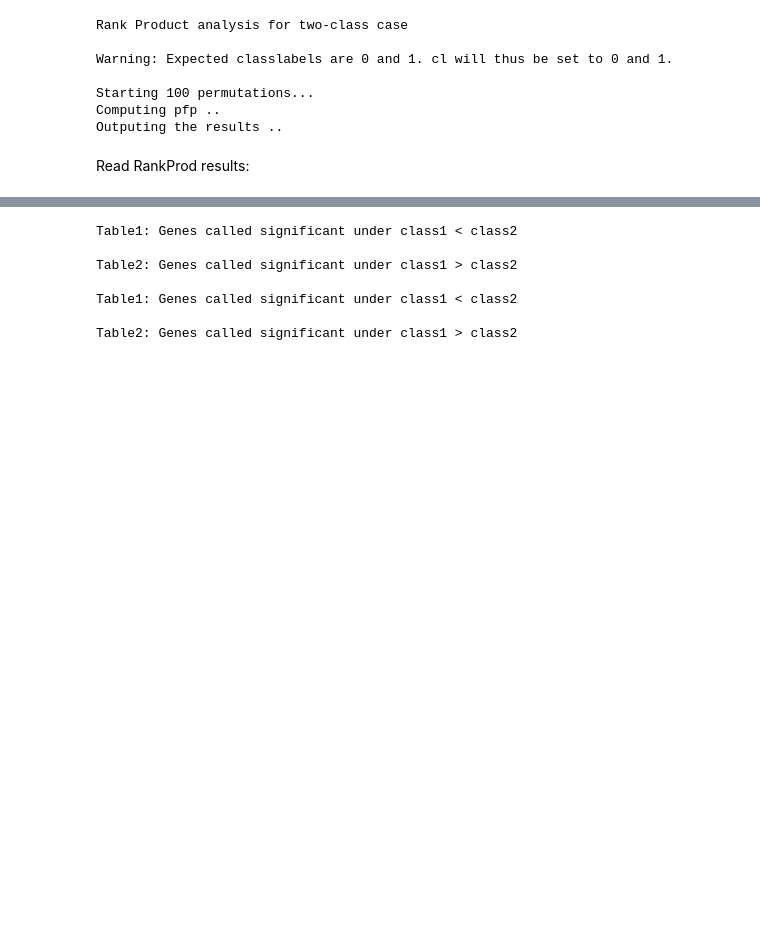
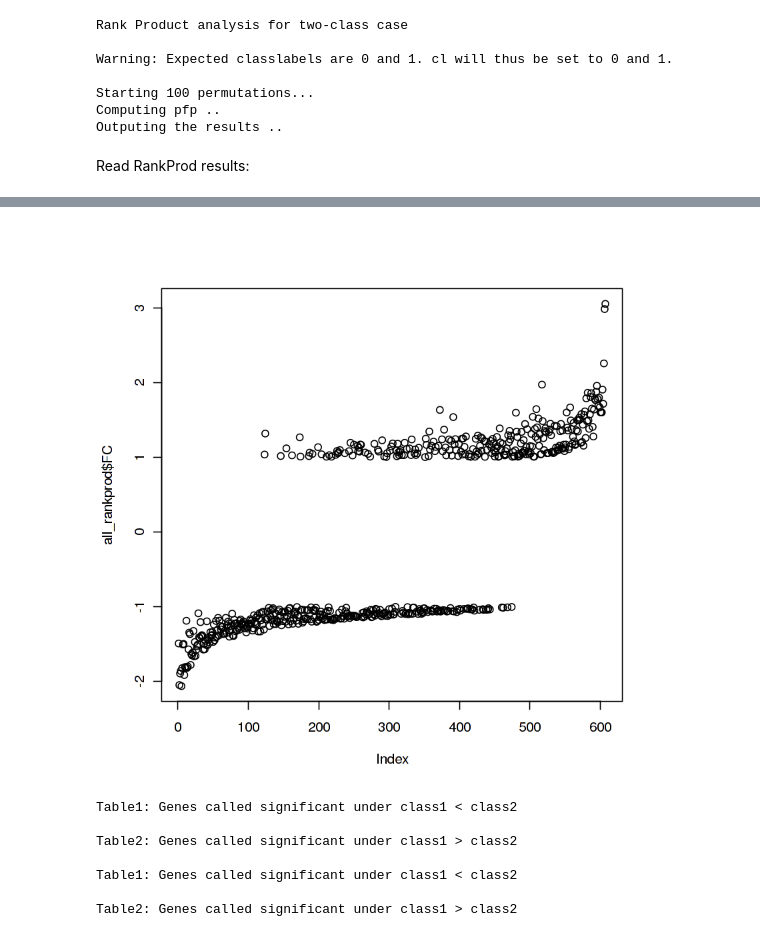
Before and after one commit to GuillaumeNoell/Bioinformatics---miRNA-sequencing-analysis, a Jupyter notebook: process_counts.ipynb, the cells around one changed output, grey strips where cells are left out. Cells and saved outputs as stored; diff of their text form; code cells hidden in the pictures; blank space fills up the shorter version.

```diff
--- a/process_counts.ipynb
+++ b/process_counts.ipynb
@@ -354,3 +389,7 @@ Read RankProd results:
+# %%
+plot(all_rankprod$FC)
+# %% [output]
+[figure, added]
 # %%
   b <- topGene(RP.out, cutoff = 0.05, logged = TRUE, method="pfp",
                gene.names=row.names(toRP), logbase = 2)$Table1 %>% as.data.frame %>% rownames_to_column(var = 'micro')
```
Also changed, not shown: parts of 4 cells of this notebook, 1 other file.
